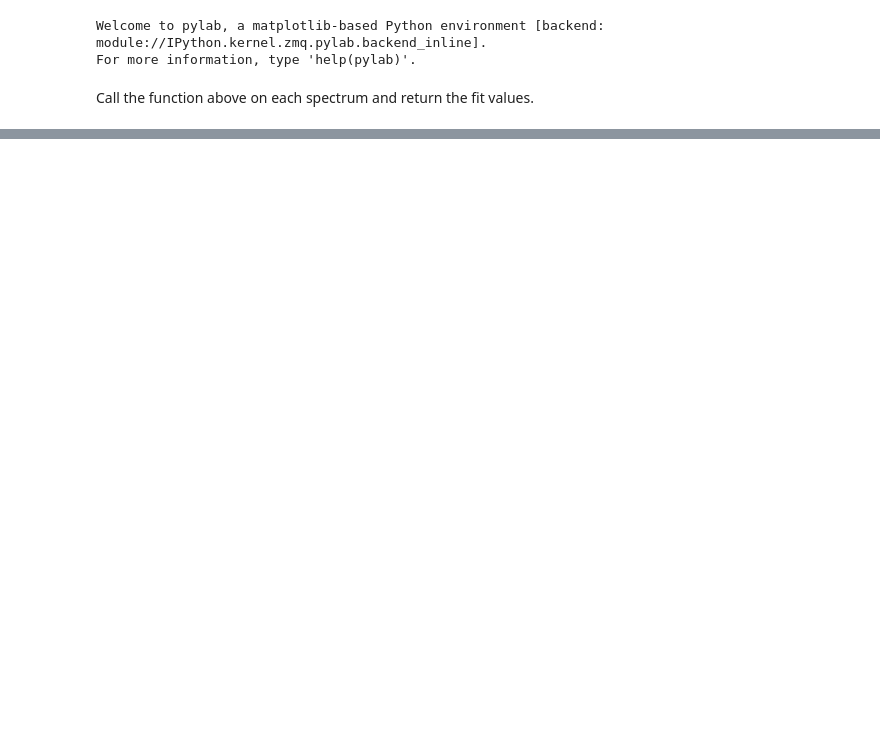
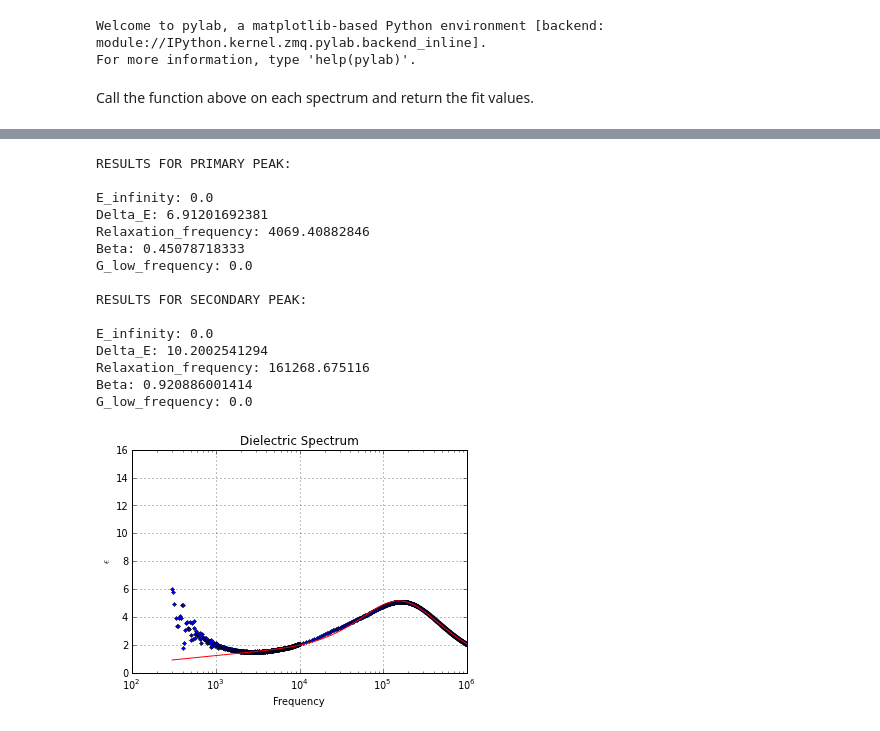
Before and after one commit to Zsailer/calpolythesis, a Jupyter notebook: notebooks/Analysis II - Determining LC susceptibility in AC Field.ipynb, the cells around one changed output, grey strips where cells are left out. Saved outputs shown, nothing was run; the diff lists cells and outputs as text; code cells hidden in the pictures; blank space fills up the shorter version.

```diff
--- a/notebooks/Analysis II - Determining LC susceptibility in AC Field.ipynb
+++ b/notebooks/Analysis II - Determining LC susceptibility in AC Field.ipynb
@@ -152,0 +157,19 @@ G_low_frequency: 0.0
+# %%
+popt2, fittedmodel2 = data_extract(['test03','test04'], guess, False, True, True)
+# %% [output]
+RESULTS FOR PRIMARY PEAK:
+
+E_infinity: 0.0
+Delta_E: 6.91201692381
+Relaxation_frequency: 4069.40882846
+Beta: 0.45078718333
+G_low_frequency: 0.0
+
+RESULTS FOR SECONDARY PEAK:
+
+E_infinity: 0.0
+Delta_E: 10.2002541294
+Relaxation_frequency: 161268.675116
+Beta: 0.920886001414
+G_low_frequency: 0.0
+[figure, added]
```
Also changed, not shown: parts of 29 cells of this notebook, 1 other file.
